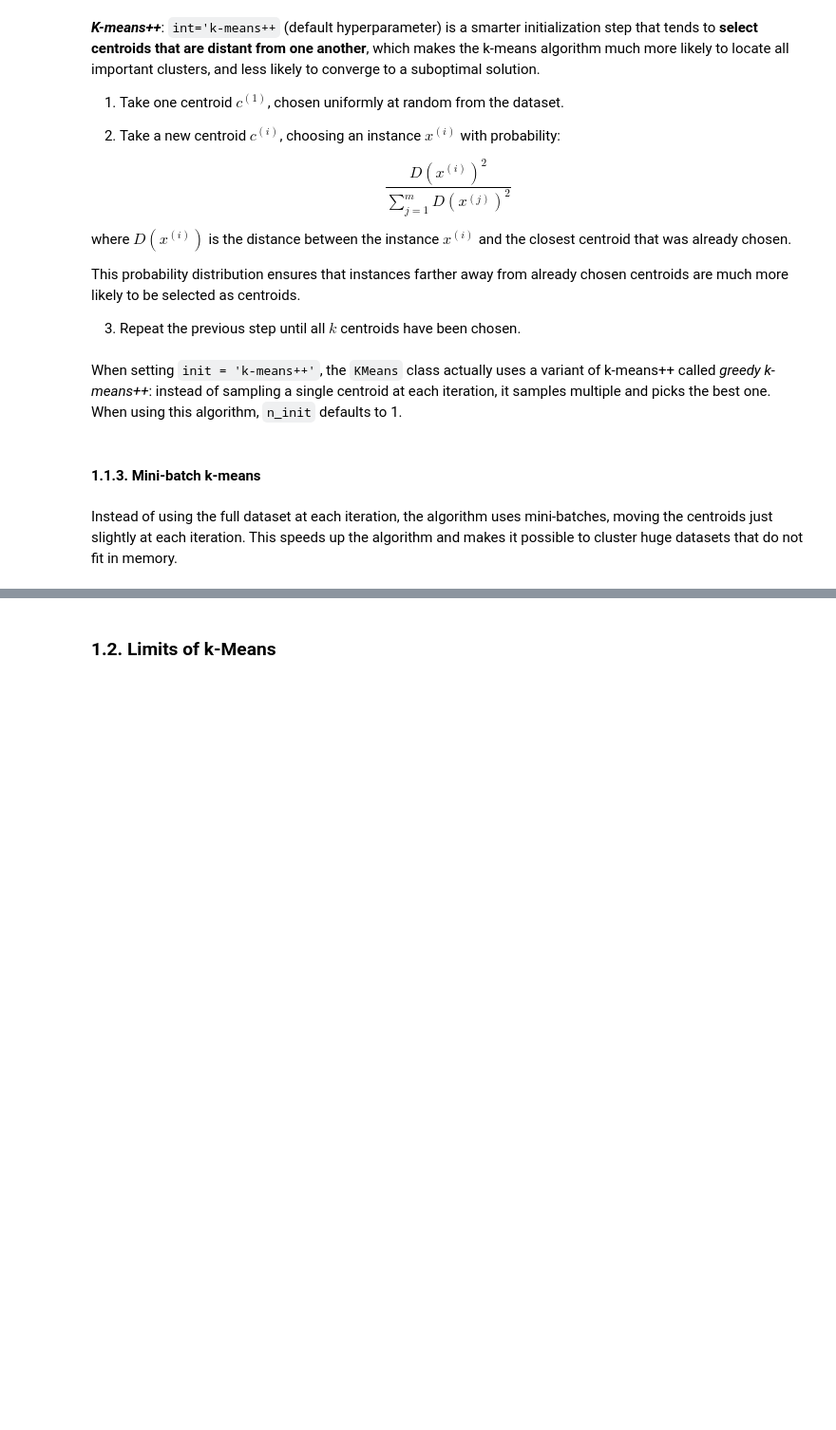
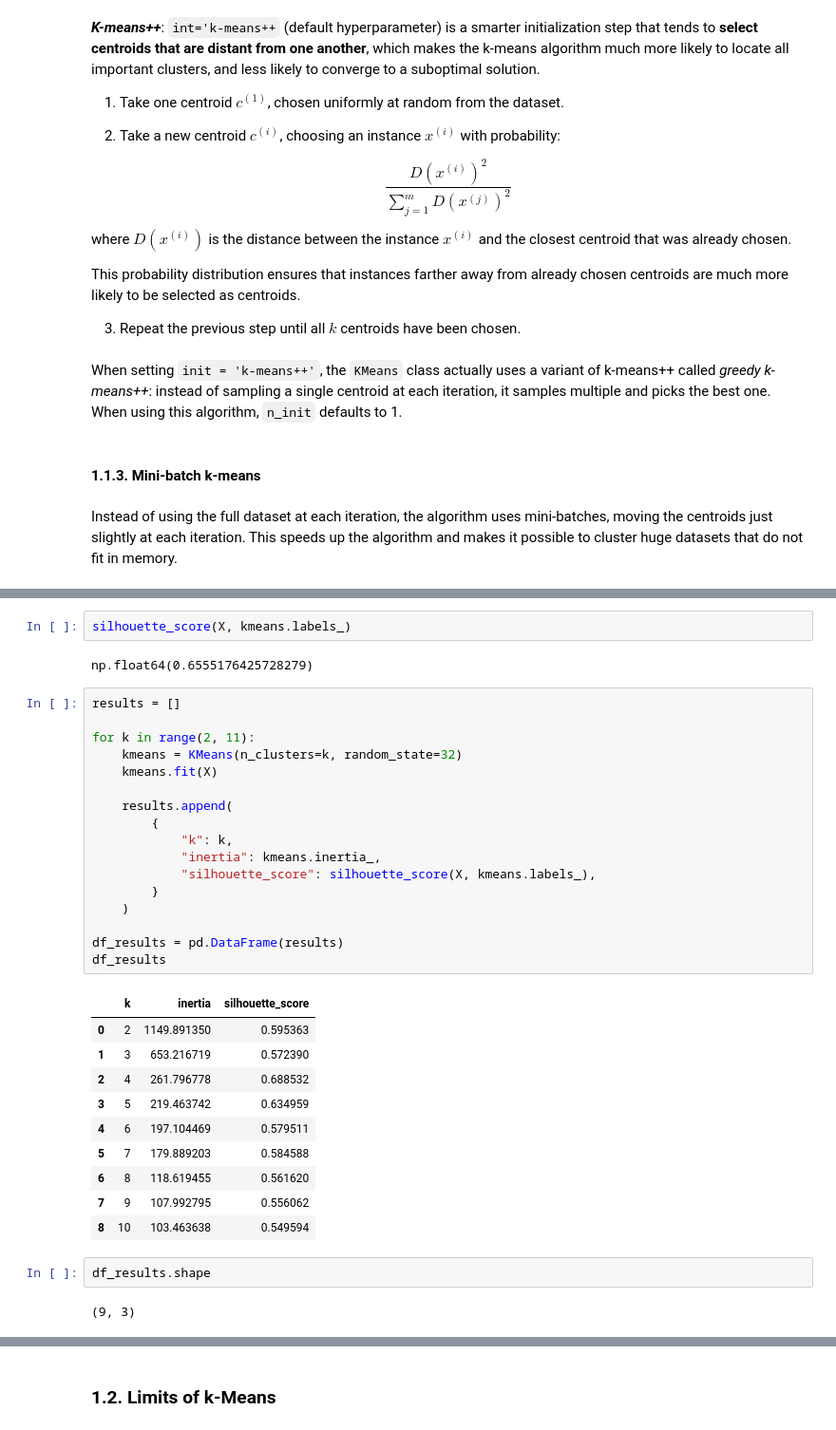
Before and after one commit to JinDai666/Hands-On-ML-Notes, a Jupyter notebook: ch08-unsupervised-learning-techniques/ch08-unsupervised-learning-techniques.ipynb, the cells around one changed output, grey strips where cells are left out. Shown at 95% size. Saved outputs shown, nothing was run; the diff lists cells and outputs as text; blank space fills up the shorter version.

```diff
--- a/ch08-unsupervised-learning-techniques/ch08-unsupervised-learning-techniques.ipynb
+++ b/ch08-unsupervised-learning-techniques/ch08-unsupervised-learning-techniques.ipynb
@@ -145,0 +158,36 @@ The inertia is not a good performance metric when trying to choose k (the number
+# %%
+silhouette_score(X, kmeans.labels_)
+# %% [output]
+np.float64(0.6555176425728279)
+# %%
+results = []
+
+for k in range(2, 11):
+    kmeans = KMeans(n_clusters=k, random_state=32)
+    kmeans.fit(X)
+
+    results.append(
+        {
+            "k": k,
+            "inertia": kmeans.inertia_,
+            "silhouette_score": silhouette_score(X, kmeans.labels_),
+        }
+    )
+
+df_results = pd.DataFrame(results)
+df_results
+# %% [output]
+|  | k | inertia | silhouette_score |
+| 0 | 2 | 1149.891350 | 0.595363 |
+| 1 | 3 | 653.216719 | 0.572390 |
+| 2 | 4 | 261.796778 | 0.688532 |
+| 3 | 5 | 219.463742 | 0.634959 |
+| 4 | 6 | 197.104469 | 0.579511 |
+| 5 | 7 | 179.889203 | 0.584588 |
+| 6 | 8 | 118.619455 | 0.561620 |
+| 7 | 9 | 107.992795 | 0.556062 |
+| 8 | 10 | 103.463638 | 0.549594 |
+# %%
+df_results.shape
+# %% [output]
+(9, 3)
```
Also changed, not shown: parts of 12 cells of this notebook.
